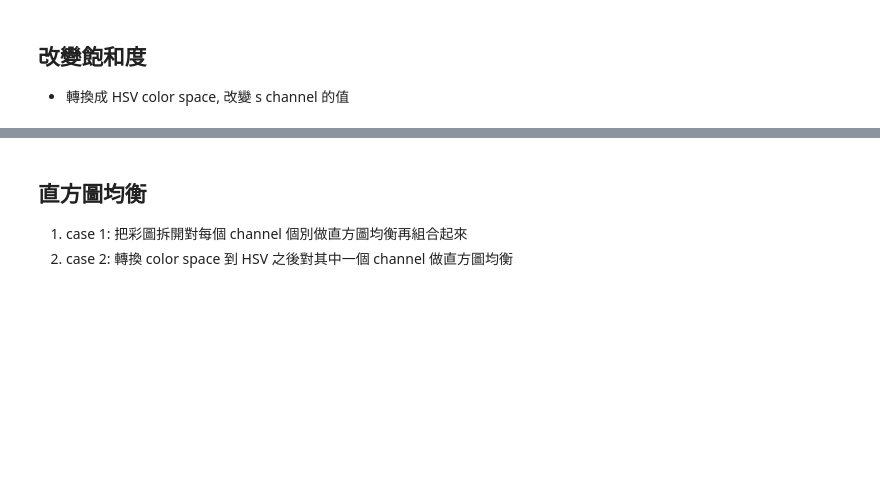
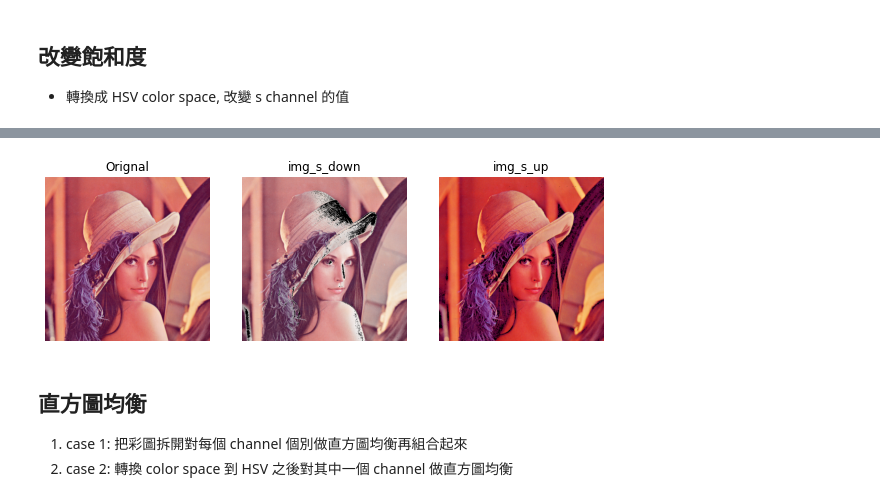
Before and after one commit to h4f2/DL-CV50days, a Jupyter notebook: homework/D03 Homework 顏色相關的預處理_2.ipynb, the cells around one changed output, grey strips where cells are left out. Saved outputs shown, nothing was run; the diff lists cells and outputs as text; code cells hidden in the pictures; blank space fills up the shorter version.

```diff
--- a/homework/D03 Homework 顏色相關的預處理_2.ipynb
+++ b/homework/D03 Homework 顏色相關的預處理_2.ipynb
@@ -14,8 +14,8 @@ import matplotlib.pyplot as plt
 img_path = './D00_lena.png'
 
 # 以彩色圖片的方式載入
-img = cv2.imread(img_path, cv2.IMREAD_COLOR)
-plt.imshow(img[:,:,[2,1,0]])
+img = cv2.imread(img_path, cv2.IMREAD_COLOR)[...,[2, 1, 0]]
+plt.imshow(img)
 plt.axis('off')
 plt.show()
 # %% [output]
@@ -90,3 +27,32 @@ while True:
+# %%
+# 為了要改變飽和度，我們先把 color space 轉成 HSV 格式
+img_hsv = cv2.cvtColor(img, cv2.COLOR_BGR2HSV)
+change_percentage = 0.2
+
+plt.figure(figsize=(10,10))
+plt.subplot(1, 3, 1, title = 'Orignal')
+plt.imshow(img)
+plt.axis('off')
+
+# 在 HSV color space 增減飽和度
+for i,x in enumerate(['img_s_down','img_s_up']):
+    arr = globals()[x] = None
+    arr = img_hsv.astype('float32')
+    arr[..., 1] = arr[..., 1] + (2*i-1)*change_percentage*255
+
+    # 針對飽和度的值做改變，超過界線 0~1 的都會 bound
+    arr[(arr[..., 1] < 0) | (arr[..., 1] > 255)] = 0
+
+    # 轉換 color space 回 BGR
+    arr = cv2.cvtColor(arr.astype('uint8'), cv2.COLOR_HSV2BGR)
+
+    # 組合圖片 + 顯示圖片
+    plt.subplot(1, 3, i+2, title = x)
+    plt.imshow(arr)
+    plt.axis('off')
+plt.show()
+# %% [output]
+[figure, added]
 # %% [markdown]
 ## 直方圖均衡
 
```
Also changed, not shown: parts of 2 cells of this notebook, 1 other file.
